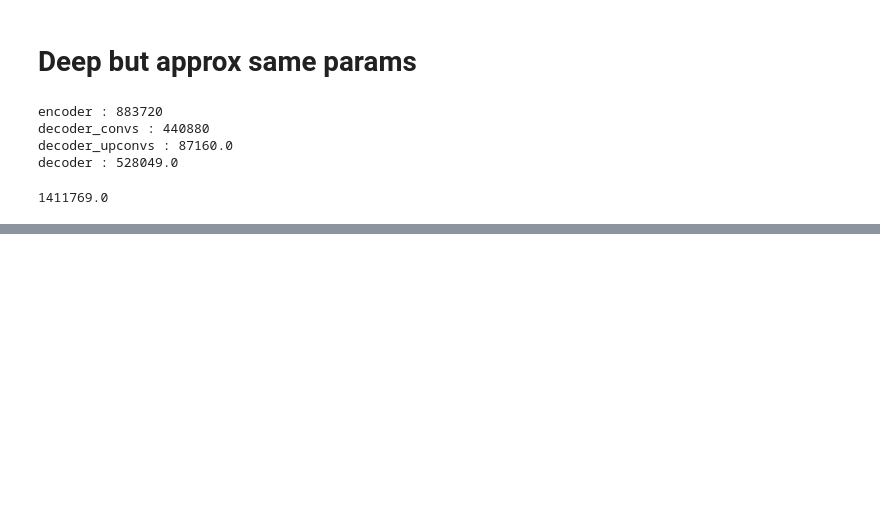
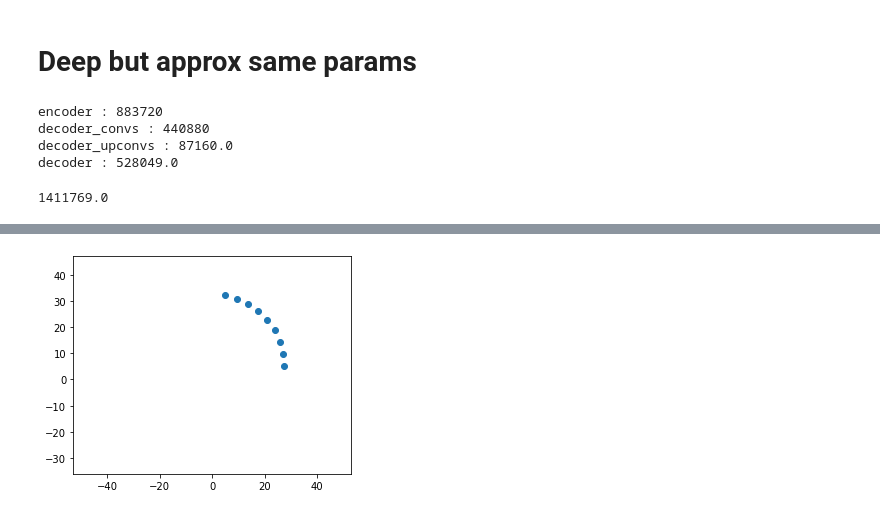
Before and after one commit to JoeOliverEvans/BrainDOT, a Jupyter notebook: networkParameterCalculator.ipynb, the cells around one changed output, grey strips where cells are left out. Saved outputs shown, nothing was run; the diff lists cells and outputs as text; code cells hidden in the pictures; blank space fills up the shorter version.

```diff
--- a/networkParameterCalculator.ipynb
+++ b/networkParameterCalculator.ipynb
@@ -104,0 +131,10 @@ decoder : [  521825.  2086593.  4694305.  8344961. 13038561.]
+# %%
+r = 27.5
+theta = np.arange(0, np.pi/2, 2*np.pi/36)
+plt.scatter(r * np.cos(theta), r * np.sin(theta) + 5)
+plt.xlim(-53, 53)
+plt.ylim(-36, 47)
+plt.gca().set_aspect('equal')
+plt.show()
+# %% [output]
+[figure, added]
```
Also changed, not shown: parts of 4 cells of this notebook.
